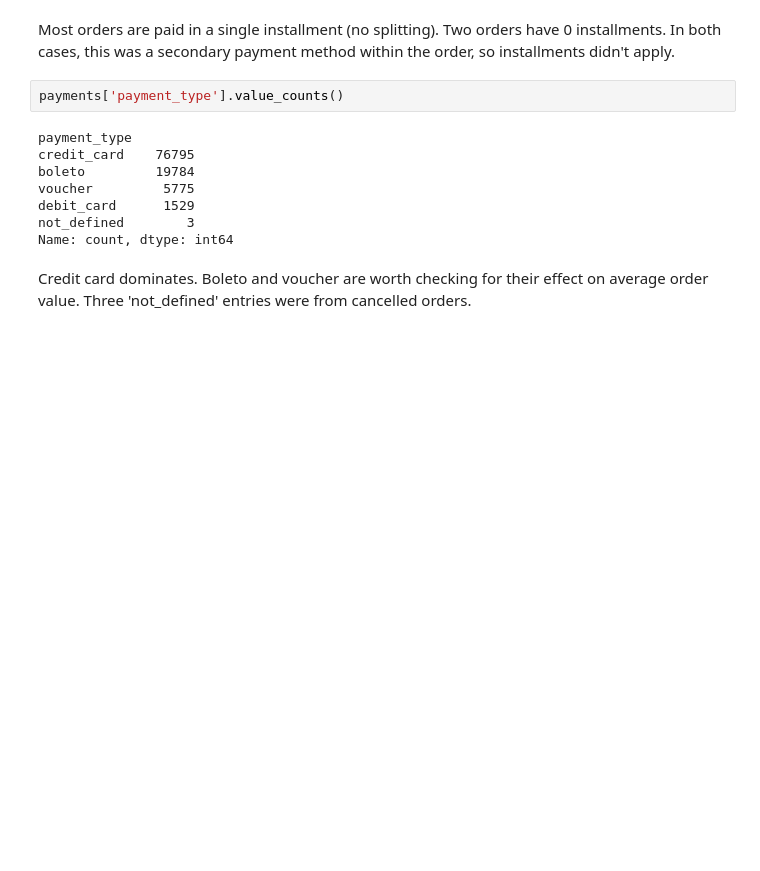
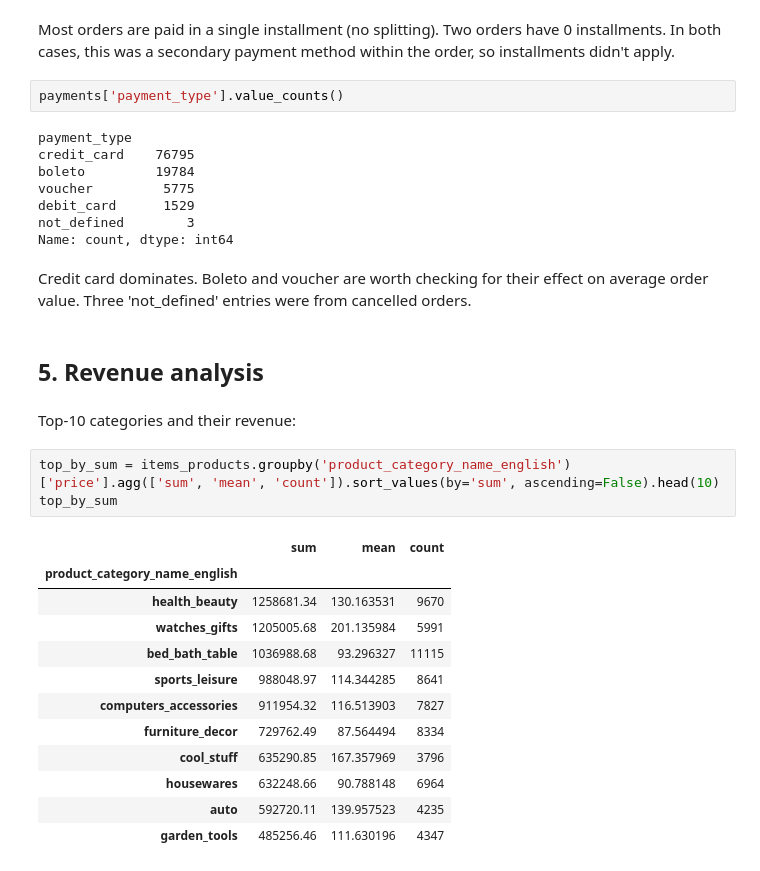
Before and after one commit to norriddx/ecommerce-orders-analysis, a Jupyter notebook: notebooks/eda.ipynb, the cells around one changed output. Cells and saved outputs as stored; diff of their text form; blank space fills up the shorter version.

```diff
--- a/notebooks/eda.ipynb
+++ b/notebooks/eda.ipynb
@@ -404,3 +406,23 @@ not_defined        3
 Name: count, dtype: int64
 # %% [markdown]
 Credit card dominates. Boleto and voucher are worth checking for their effect on average order value. Three 'not_defined' entries were from cancelled orders.
+# %% [markdown]
+## 5. Revenue analysis
+# %% [markdown]
+Top-10 categories and their revenue:
+# %%
+top_by_sum = items_products.groupby('product_category_name_english')['price'].agg(['sum', 'mean', 'count']).sort_values(by='sum', ascending=False).head(10)
+top_by_sum
+# %% [output]
+|  | sum | mean | count |
+| product_category_name_english |  |  |  |
+| health_beauty | 1258681.34 | 130.163531 | 9670 |
+| watches_gifts | 1205005.68 | 201.135984 | 5991 |
+| bed_bath_table | 1036988.68 | 93.296327 | 11115 |
+| sports_leisure | 988048.97 | 114.344285 | 8641 |
+| computers_accessories | 911954.32 | 116.513903 | 7827 |
+| furniture_decor | 729762.49 | 87.564494 | 8334 |
+| cool_stuff | 635290.85 | 167.357969 | 3796 |
+| housewares | 632248.66 | 90.788148 | 6964 |
+| auto | 592720.11 | 139.957523 | 4235 |
+| garden_tools | 485256.46 | 111.630196 | 4347 |
```
Also changed, not shown: parts of 10 cells of this notebook.
